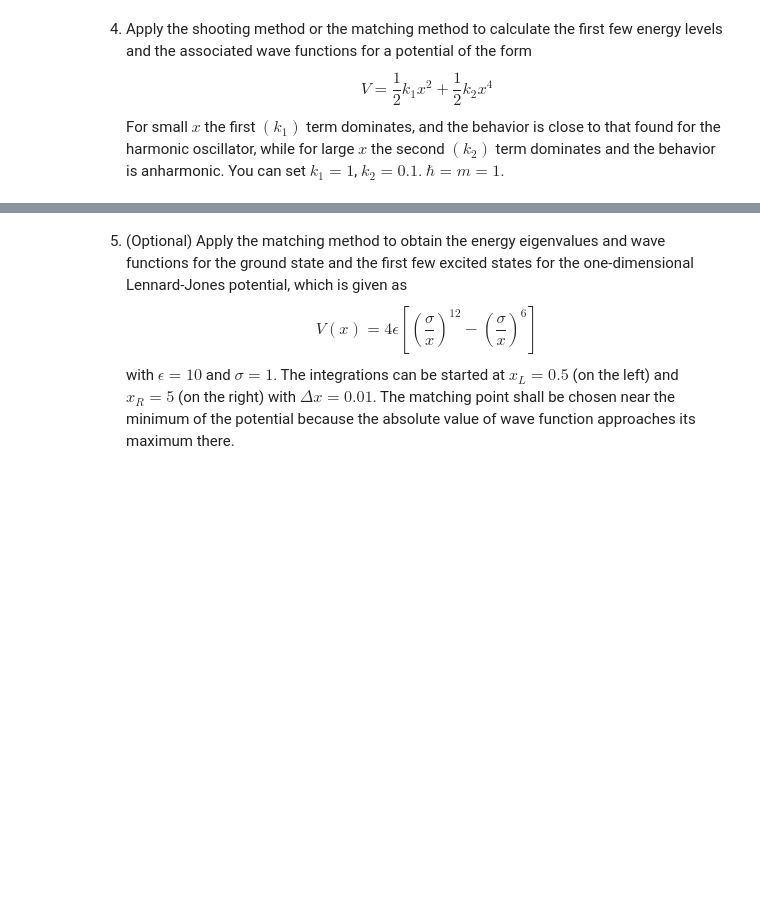
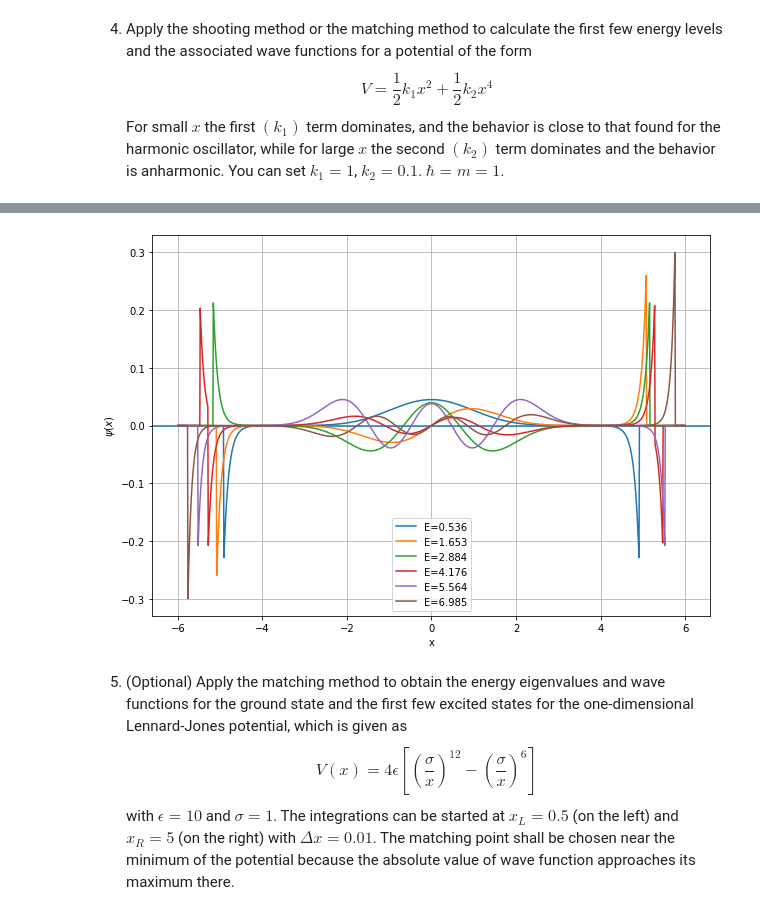
Before and after one commit to Little-old-brother-team/GroupWork, a Jupyter notebook: Week15/Week15.ipynb, the cells around one changed output, grey strips where cells are left out. Drawn from its saved outputs; the diff is of its cells as text; code cells hidden in the pictures; blank space fills up the shorter version.

```diff
--- a/Week15/Week15.ipynb
+++ b/Week15/Week15.ipynb
@@ -38,3 +38,100 @@
     $$
     For small $x$ the first $(k_1)$ term dominates, and the behavior is close to that found for the harmonic oscillator, while for large $x$ the second $(k_2)$ term dominates and the behavior is anharmonic.
     You can set $k_1=1$, $k_2=0.1$. $\hbar=m=1$.
+# %%
+# HJH
+import numpy as np
+import matplotlib.pyplot as plt
+%matplotlib inline
+
+def potential(x,k1=1,k2=0.1):
+    return k1*x**2/2 + k2*x**4/2
+
+def se_shooting(E=0.1, k1=1, k2=0.1, parity='even', dx=0.01, dE=0.01, b=5, xmax=6):
+    # initial guess of energy E, increment dE
+    # wavefunction with define k1, k2
+    # step size of x grid dx
+    # cutoff parameter b
+
+    x = np.arange(0, xmax+dx, dx)
+    N = len(x)
+
+    def initialize_psi(N,dx,parity='even'):
+        # intialize wave function
+        psi = np.zeros(N)
+
+        if parity == 'even':
+            # initial condition of even partiy solution
+            psi[0] = 1
+            psi[1] = psi[0]
+        else:
+            # initial condition of odd partiy solution
+            psi[0] = 0
+            psi[1] = dx
+        return psi
+
+    psi = initialize_psi(N,dx,parity)
+    tol = 0.5e-5   # stopping criterion, if wave function converges
+
+    # initialize last_diverge which keeps tracks of the direction of the divergin trned
+    last_diverge = 0 # we don't kow this direction a priori
+
+    dx2 = dx * dx
+    while True:
+        for i in range(2,N-2):
+            psi[i] = 2*psi[i-1] - psi[i-2] - 2 * (E - potential(x[i-1],k1,k2)) * psi[i-1] * dx2
+            if abs(psi[i]) > b:
+                break
+
+        if abs(dE) < tol:
+            break
+
+        if psi[i] * last_diverge < 0:
+            dE = -dE / 2
+        E = E + dE
+        last_diverge = np.sign(psi[i])
+
+    xi = np.concatenate([-x[-1:0:-1],x])
+
+    if psi[0] == 0:
+        psii = np.concatenate([-psi[-1:0:-1],psi])
+    else:
+        psii = np.concatenate([psi[-1:0:-1],psi])
+    psii = psii / np.sqrt(np.sum(psii * psii)) # normalisation
+
+    return E,xi,psii
+
+def se_shooting_app(k1=1, k2=0.1, xmax=6):
+    # plot the lowest six states
+
+    # initialize plot
+    fig = plt.figure(figsize=(10,7))
+    plt.xlabel('x')
+    plt.ylabel('$\psi(x)$')
+    plt.grid('on')
+    plt.axhline()
+
+    # initialize first guess
+    E_init = 0.1
+    DeltaE = 0.2
+
+    print('The energy level under k1 = {}, k2 = {} is:\n'.format(k1,k2))
+    for n in range(0,3):
+        E,x,psi = se_shooting(E_init,k1,k2,parity='even',xmax=xmax)
+        plt.plot(x,psi,label='E={:.3f}'.format(E))
+        print('E = {:.3f}, normalizatoin = {:.5f}'.format(E,np.sum(psi*psi)))
+
+        E,x,psi = se_shooting(E_init,k1,k2,parity='odd',xmax=xmax)
+        plt.plot(x,psi,label='E={:.3f}'.format(E))
+        print('E = {:.3f}, normalizatoin = {:.5f}'.format(E,np.sum(psi*psi)))
+
+        E_init = E + DeltaE
+
+    plt.legend()
+
+if __name__ == '__main__':
+    #test_wavefunction()
+    se_shooting_app()
+    print('\nAs we can see, for abs(x) < 4, wave function behave harmonically.\n\
+    While abs(x) > 4, the wave function is anharmonic and oscilate severely.')
+# %% [output]
@@ -41,3 +149,4 @@
+[figure, added]
 # %% [markdown]
 5.  (Optional) Apply the matching method to obtain the energy eigenvalues and wave functions for the ground state and the first few excited states for the one-dimensional Lennard-Jones potential, which is given as
     $$
```
Also changed, not shown: parts of 2 cells of this notebook.
